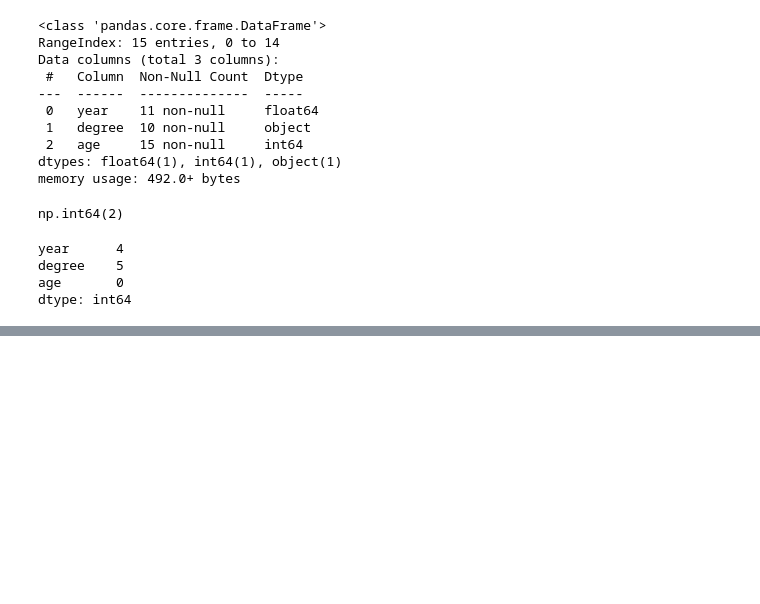
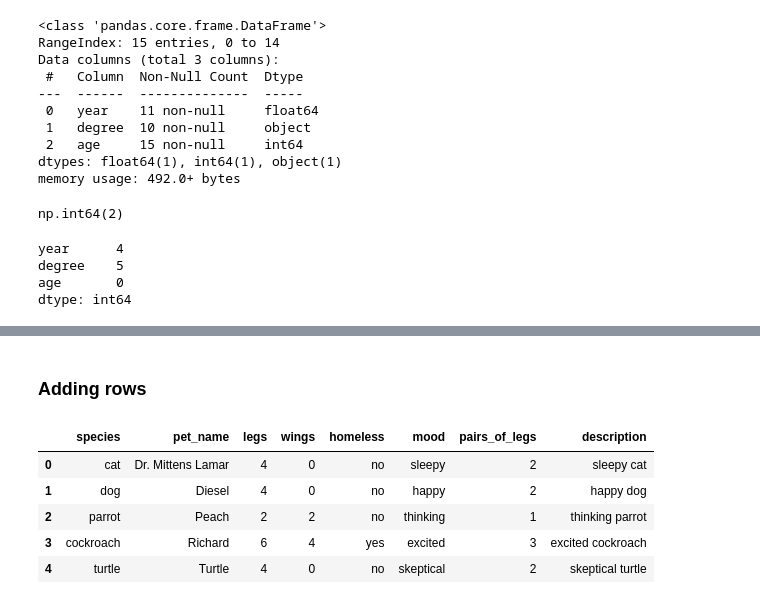
Before and after one commit to isaultirado77/learning-python, a Jupyter notebook: pandas/pandas_overview.ipynb, the cells around one changed output, grey strips where cells are left out. Saved outputs shown, nothing was run; the diff lists cells and outputs as text; code cells hidden in the pictures; blank space fills up the shorter version.

```diff
--- a/pandas/pandas_overview.ipynb
+++ b/pandas/pandas_overview.ipynb
@@ -500,0 +576,10 @@ dtype: int64
+# %%
+pets = {
+    'species': ['cat', 'dog', 'parrot', 'cockroach'],
+    'pet_name': ['Dr. Mittens Lamar', 'Diesel', 'Peach', 'Richard'],
+    'legs': [4, 4, 2, 6],
+    'wings': [0, 0, 2, 4],
+    'homeless': ['no', 'no', 'no', 'yes']
+}
+df = pd.DataFrame(pets)
+df.head()
@@ -500,0 +594,3 @@ dtype: int64
+# %%
+df['mood'] = ['sleepy', 'happy', 'thinking', 'excited']
+df.head()
@@ -500,0 +603,3 @@ dtype: int64
+# %%
+df['pairs_of_legs'] = df['legs'] // 2
+df.head()
@@ -500,0 +612,3 @@ dtype: int64
+# %%
+df['description'] = df['mood'] + ' ' + df['species']
+df.head()
@@ -500,0 +621,20 @@ dtype: int64
+# %% [markdown]
+### Adding rows
+# %%
+new_row = {'pet_name': 'Turtle',
+            'species': 'turtle',
+            'legs': 4,
+            'wings': 0,
+            'homeless': 'no',
+            'mood': 'skeptical',
+            'pairs_of_legs': 2,
+            'description': 'skeptical turtle'}
+df = pd.concat([df, pd.DataFrame.from_records([new_row])], ignore_index=True)
+df
+# %% [output]
+|  | species | pet_name | legs | wings | homeless | mood | pairs_of_legs | description |
+| 0 | cat | Dr. Mittens Lamar | 4 | 0 | no | sleepy | 2 | sleepy cat |
+| 1 | dog | Diesel | 4 | 0 | no | happy | 2 | happy dog |
+| 2 | parrot | Peach | 2 | 2 | no | thinking | 1 | thinking parrot |
+| 3 | cockroach | Richard | 6 | 4 | yes | excited | 3 | excited cockroach |
+| 4 | turtle | Turtle | 4 | 0 | no | skeptical | 2 | skeptical turtle |
```
Also changed, not shown: parts of 39 cells of this notebook, 3 other files.
